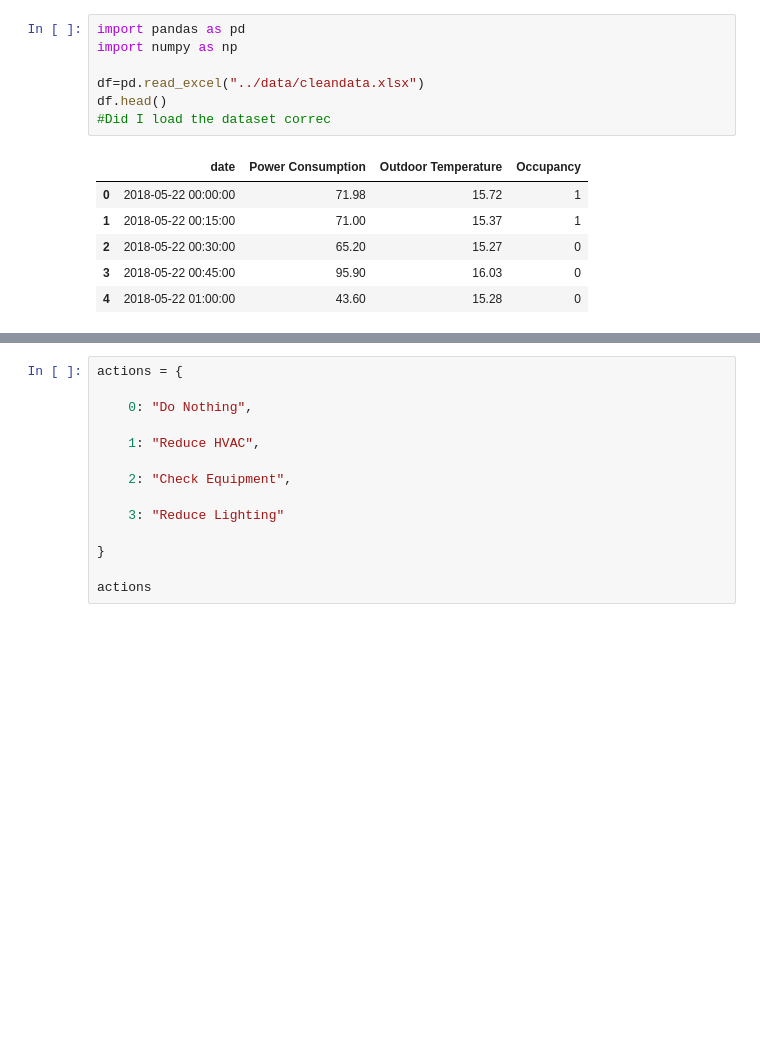
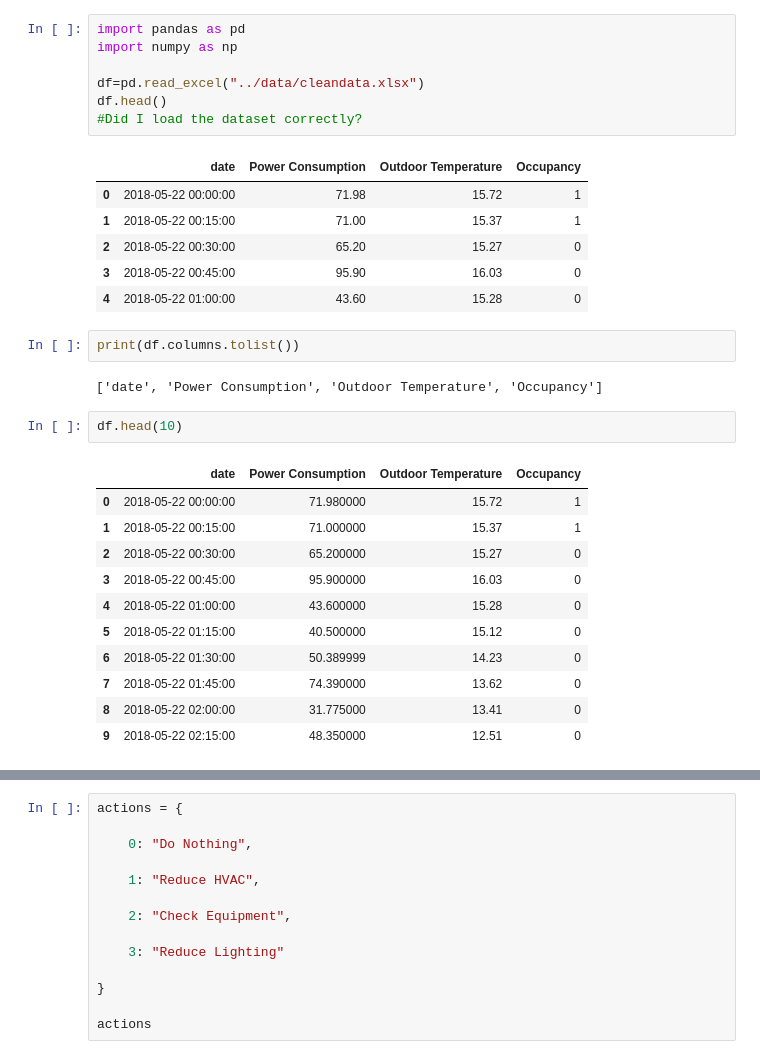
Before and after one commit to karthikbijoy17/agentic_energy_optimisation, a Jupyter notebook: Notebooks/04_q_learning_setup.ipynb, the cells around one changed output, grey strips where cells are left out. Cells and saved outputs as stored; diff of their text form; blank space fills up the shorter version.

```diff
--- a/Notebooks/04_q_learning_setup.ipynb
+++ b/Notebooks/04_q_learning_setup.ipynb
@@ -4,7 +4,7 @@ import numpy as np
 
 df=pd.read_excel("../data/cleandata.xlsx")
 df.head()
-#Did I load the dataset correc
+#Did I load the dataset correctly?
 # %% [output]
 |  | date | Power Consumption | Outdoor Temperature | Occupancy |
 | 0 | 2018-05-22 00:00:00 | 71.98 | 15.72 | 1 |
@@ -12,3 +12,21 @@ df.head()
 | 2 | 2018-05-22 00:30:00 | 65.20 | 15.27 | 0 |
 | 3 | 2018-05-22 00:45:00 | 95.90 | 16.03 | 0 |
 | 4 | 2018-05-22 01:00:00 | 43.60 | 15.28 | 0 |
+# %%
+print(df.columns.tolist())
+# %% [output]
+['date', 'Power Consumption', 'Outdoor Temperature', 'Occupancy']
+# %%
+df.head(10)
+# %% [output]
+|  | date | Power Consumption | Outdoor Temperature | Occupancy |
+| 0 | 2018-05-22 00:00:00 | 71.980000 | 15.72 | 1 |
+| 1 | 2018-05-22 00:15:00 | 71.000000 | 15.37 | 1 |
+| 2 | 2018-05-22 00:30:00 | 65.200000 | 15.27 | 0 |
+| 3 | 2018-05-22 00:45:00 | 95.900000 | 16.03 | 0 |
+| 4 | 2018-05-22 01:00:00 | 43.600000 | 15.28 | 0 |
+| 5 | 2018-05-22 01:15:00 | 40.500000 | 15.12 | 0 |
+| 6 | 2018-05-22 01:30:00 | 50.389999 | 14.23 | 0 |
+| 7 | 2018-05-22 01:45:00 | 74.390000 | 13.62 | 0 |
+| 8 | 2018-05-22 02:00:00 | 31.775000 | 13.41 | 0 |
+| 9 | 2018-05-22 02:15:00 | 48.350000 | 12.51 | 0 |
```
Also changed, not shown: parts of 50 cells of this notebook, 9 other files.
